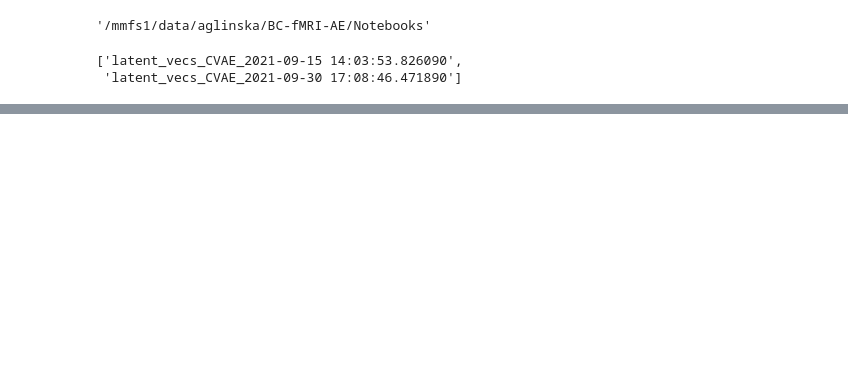
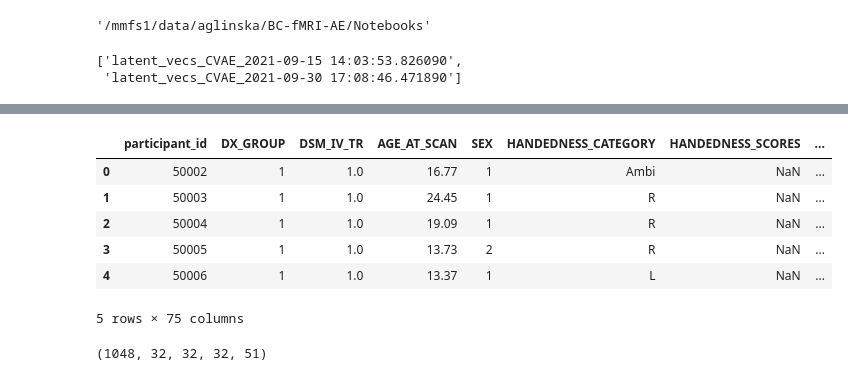
Before and after one commit to Aglinskas/BC-fMRI-AE, a Jupyter notebook: Notebooks/03-sample-reconstructions.ipynb, the cells around one changed output, grey strips where cells are left out. Saved outputs shown, nothing was run; the diff lists cells and outputs as text; code cells hidden in the pictures; blank space fills up the shorter version.

```diff
--- a/Notebooks/03-sample-reconstructions.ipynb
+++ b/Notebooks/03-sample-reconstructions.ipynb
@@ -67,0 +68,11 @@ ValueError: Shapes (16,) and (1,) are incompatible
+# %%
+df = pd.read_csv('../Data/ABIDE_df2.csv')
+df.head()
+# %% [output]
+|  | participant_id | DX_GROUP | DSM_IV_TR | AGE_AT_SCAN | SEX | HANDEDNESS_CATEGORY | HANDEDNESS_SCORES | ... |
+| 0 | 50002 | 1 | 1.0 | 16.77 | 1 | Ambi | NaN | ... |
+| 1 | 50003 | 1 | 1.0 | 24.45 | 1 | R | NaN | ... |
+| 2 | 50004 | 1 | 1.0 | 19.09 | 1 | R | NaN | ... |
+| 3 | 50005 | 1 | 1.0 | 13.73 | 2 | R | NaN | ... |
+| 4 | 50006 | 1 | 1.0 | 13.37 | 1 | L | NaN | ... |
+5 rows × 75 columns
@@ -67,0 +87,4 @@ ValueError: Shapes (16,) and (1,) are incompatible
+# %%
+data.shape
+# %% [output]
+(1048, 32, 32, 32, 51)
```
Also changed, not shown: parts of 10 cells of this notebook, 1 other file.
